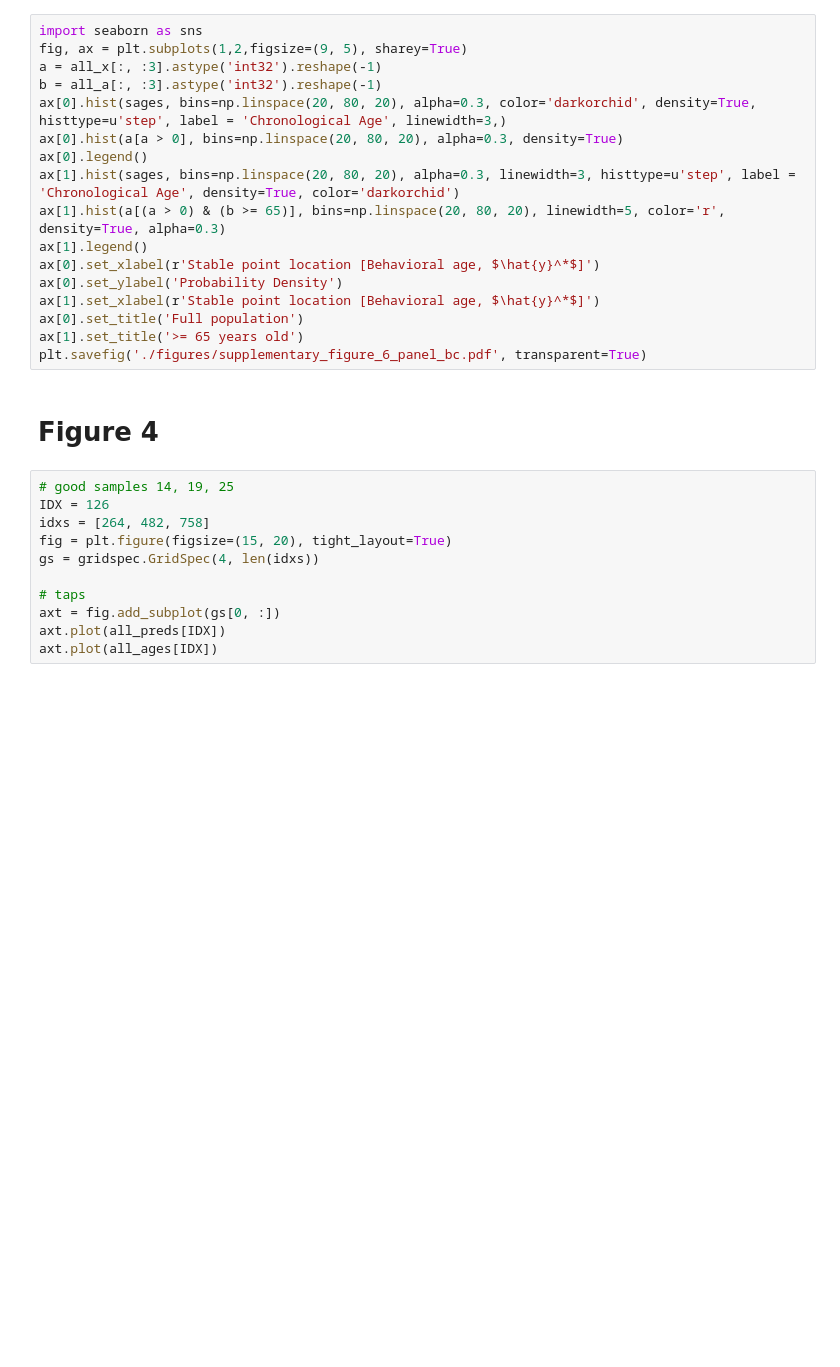
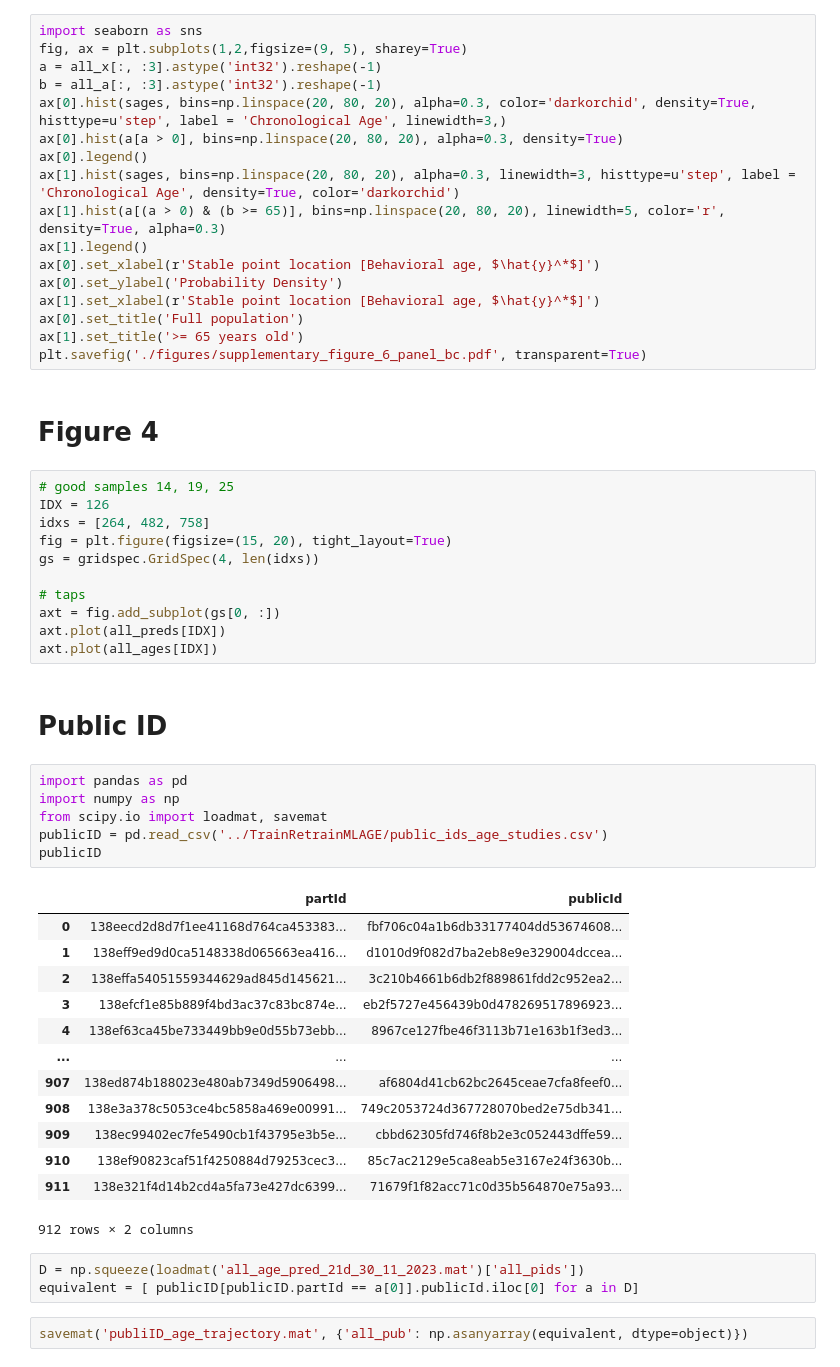
Before and after one commit to codelableidenvelux/ML_Age_Trajectory_2023, a Jupyter notebook: train_BAM.ipynb, the cells around one changed output. Cells and saved outputs as stored; diff of their text form; blank space fills up the shorter version.

```diff
--- a/train_BAM.ipynb
+++ b/train_BAM.ipynb
@@ -1533,3 +1548,30 @@ gs = gridspec.GridSpec(4, len(idxs))
 axt = fig.add_subplot(gs[0, :])
 axt.plot(all_preds[IDX])
 axt.plot(all_ages[IDX])
+# %% [markdown]
+# Public ID
+# %%
+import pandas as pd
+import numpy as np
+from scipy.io import loadmat, savemat
+publicID = pd.read_csv('../TrainRetrainMLAGE/public_ids_age_studies.csv')
+publicID
+# %% [output]
+|  | partId | publicId |
+| 0 | 138eecd2d8d7f1ee41168d764ca453383... | fbf706c04a1b6db33177404dd53674608... |
+| 1 | 138eff9ed9d0ca5148338d065663ea416... | d1010d9f082d7ba2eb8e9e329004dccea... |
+| 2 | 138effa54051559344629ad845d145621... | 3c210b4661b6db2f889861fdd2c952ea2... |
+| 3 | 138efcf1e85b889f4bd3ac37c83bc874e... | eb2f5727e456439b0d478269517896923... |
+| 4 | 138ef63ca45be733449bb9e0d55b73ebb... | 8967ce127fbe46f3113b71e163b1f3ed3... |
+| ... | ... | ... |
+| 907 | 138ed874b188023e480ab7349d5906498... | af6804d41cb62bc2645ceae7cfa8feef0... |
+| 908 | 138e3a378c5053ce4bc5858a469e00991... | 749c2053724d367728070bed2e75db341... |
+| 909 | 138ec99402ec7fe5490cb1f43795e3b5e... | cbbd62305fd746f8b2e3c052443dffe59... |
+| 910 | 138ef90823caf51f4250884d79253cec3... | 85c7ac2129e5ca8eab5e3167e24f3630b... |
+| 911 | 138e321f4d14b2cd4a5fa73e427dc6399... | 71679f1f82acc71c0d35b564870e75a93... |
+912 rows × 2 columns
+# %%
+D = np.squeeze(loadmat('all_age_pred_21d_30_11_2023.mat')['all_pids'])
+equivalent = [ publicID[publicID.partId == a[0]].publicId.iloc[0] for a in D]
+# %%
+savemat('publiID_age_trajectory.mat', {'all_pub': np.asanyarray(equivalent, dtype=object)})
```
Also changed, not shown: parts of 11 cells of this notebook, 1 other file.
